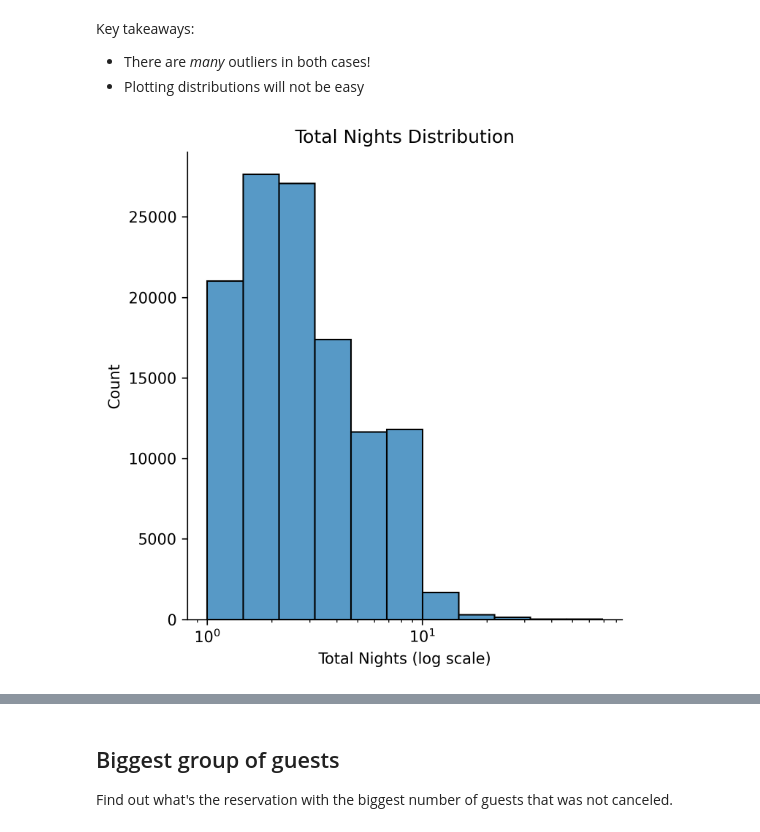
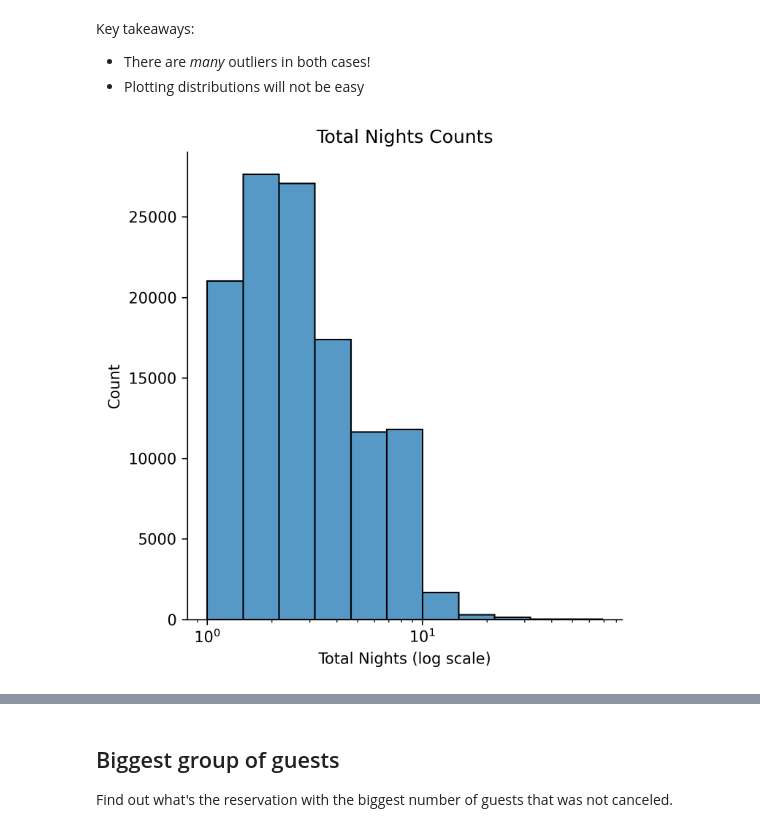
Before and after one commit to lukaske/datascience-tools, a Jupyter notebook: hotels-analysis.ipynb, the cells around one changed output, grey strips where cells are left out. Cells and saved outputs as stored; diff of their text form; code cells hidden in the pictures.

```diff
--- a/hotels-analysis.ipynb
+++ b/hotels-analysis.ipynb
@@ -246,11 +244,10 @@ Key takeaways:
 - There are *many* outliers in both cases!
 - Plotting distributions will not be easy
 # %%
-
 sns.displot(df['total_nights'], bins=11, log_scale=True)
-plt.title('Total Nights Histogram')
+plt.title('Total Nights Counts')
 plt.xlabel('Total Nights (log scale)')
 plt.ylabel('Count')
 plt.show()
 # %% [output]
-[figure, old version]
+[figure, new version]
```
Also changed, not shown: parts of 8 cells of this notebook, 1 other file.
